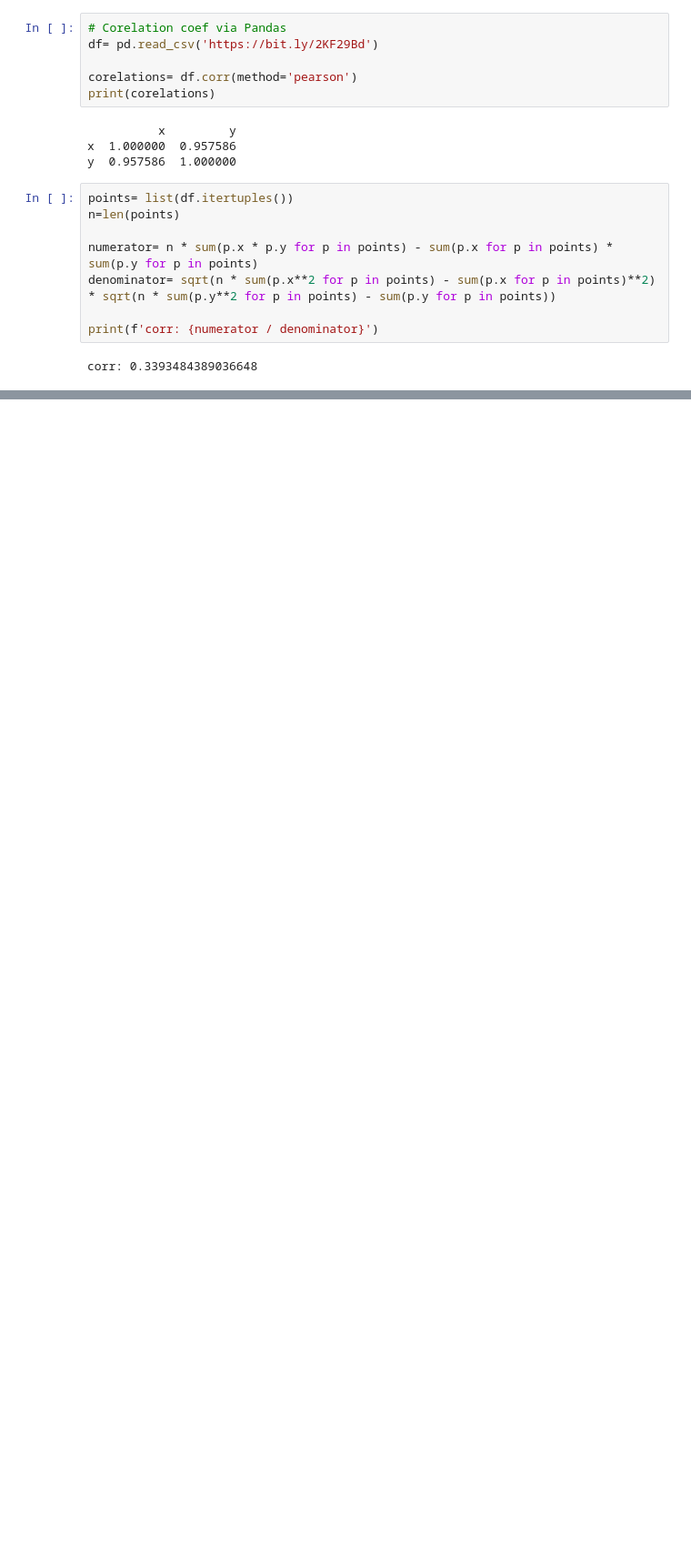
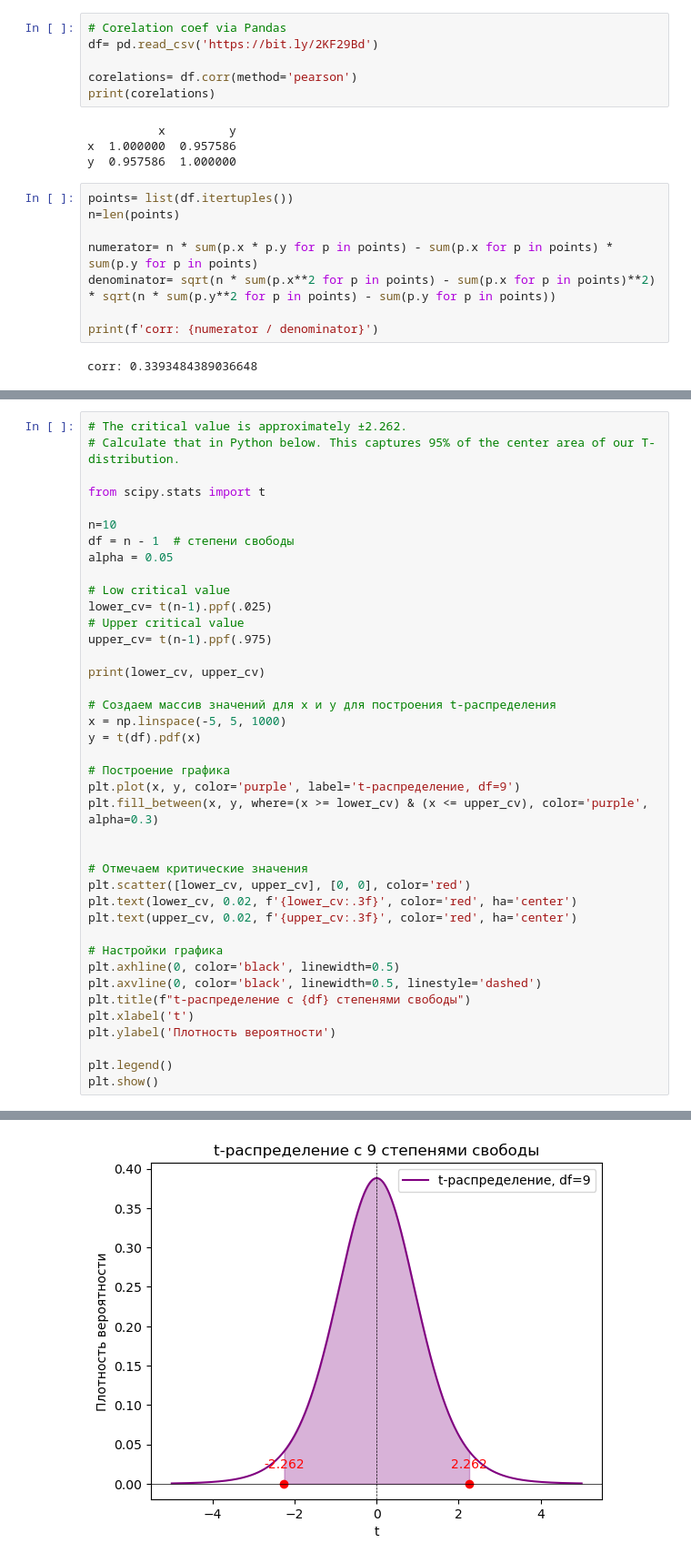
Before and after one commit to maxzaikin/Data-Science-Portfolio, a Jupyter notebook: Deep-Learning/math_toybook.ipynb, the cells around one changed output, grey strips where cells are left out. Shown at 91% size. Cells and saved outputs as stored; diff of their text form; blank space fills up the shorter version.

```diff
--- a/Deep-Learning/math_toybook.ipynb
+++ b/Deep-Learning/math_toybook.ipynb
@@ -748,0 +780,41 @@ corr: 0.3393484389036648
+# %%
+# The critical value is approximately ±2.262.
+# Calculate that in Python below. This captures 95% of the center area of our T-distribution.
+
+from scipy.stats import t
+
+n=10
+df = n - 1  # степени свободы
+alpha = 0.05
+
+# Low critical value
+lower_cv= t(n-1).ppf(.025)
+# Upper critical value
+upper_cv= t(n-1).ppf(.975)
+
+print(lower_cv, upper_cv)
+
+# Создаем массив значений для x и y для построения t-распределения
+x = np.linspace(-5, 5, 1000)
+y = t(df).pdf(x)
+
+# Построение графика
+plt.plot(x, y, color='purple', label='t-распределение, df=9')
+plt.fill_between(x, y, where=(x >= lower_cv) & (x <= upper_cv), color='purple', alpha=0.3)
+
+
+# Отмечаем критические значения
+plt.scatter([lower_cv, upper_cv], [0, 0], color='red')
+plt.text(lower_cv, 0.02, f'{lower_cv:.3f}', color='red', ha='center')
+plt.text(upper_cv, 0.02, f'{upper_cv:.3f}', color='red', ha='center')
+
+# Настройки графика
+plt.axhline(0, color='black', linewidth=0.5)
+plt.axvline(0, color='black', linewidth=0.5, linestyle='dashed')
+plt.title(f"t-распределение с {df} степенями свободы")
+plt.xlabel('t')
+plt.ylabel('Плотность вероятности')
+
+plt.legend()
+plt.show()
+# %% [output]
@@ -748,0 +822 @@ corr: 0.3393484389036648
+[figure, added]
```
Also changed, not shown: parts of 15 cells of this notebook, 2 other files.
